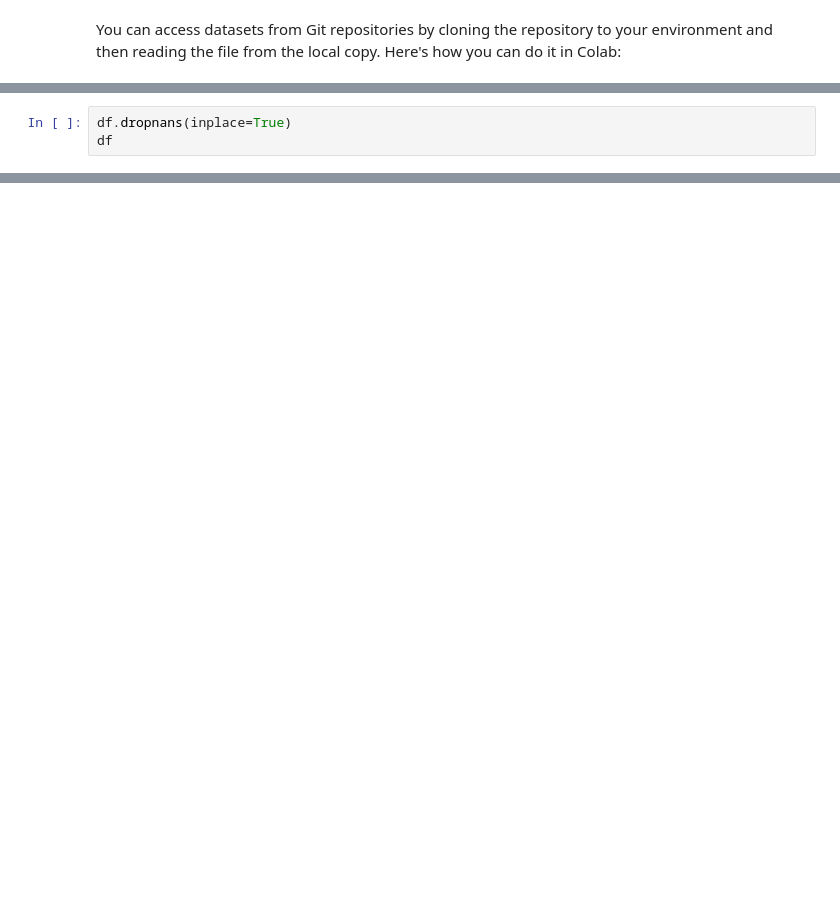
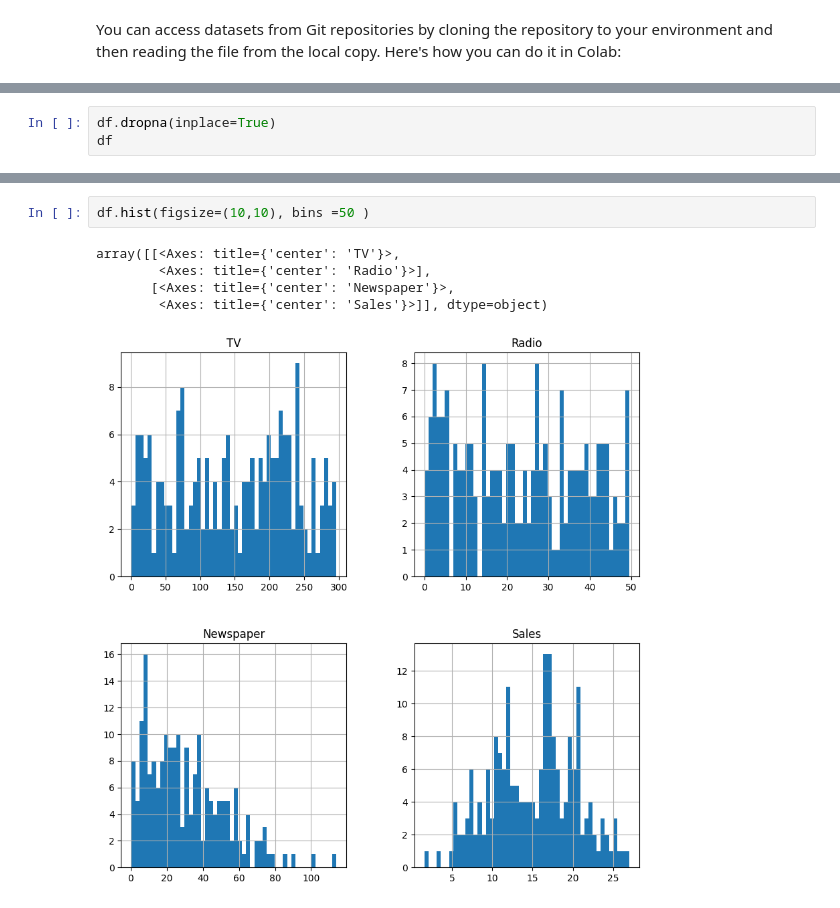
Before and after one commit to devopsalok/salesPrediction, a Jupyter notebook: Sales_chart.ipynb, the cells around one changed output, grey strips where cells are left out. Drawn from its saved outputs; the diff is of its cells as text; blank space fills up the shorter version.

```diff
--- a/Sales_chart.ipynb
+++ b/Sales_chart.ipynb
@@ -26,3 +44,3 @@ from sklearn.metrics import confusion_matrix
 # %%
-df.dropnans(inplace=True)
+df.dropna(inplace=True)
 df
@@ -28,0 +75,8 @@ df
+# %%
+df.hist(figsize=(10,10), bins =50 )
+# %% [output]
+array([[<Axes: title={'center': 'TV'}>,
+        <Axes: title={'center': 'Radio'}>],
+       [<Axes: title={'center': 'Newspaper'}>,
+        <Axes: title={'center': 'Sales'}>]], dtype=object)
+[figure, added]
```
Also changed, not shown: parts of 13 cells of this notebook.
